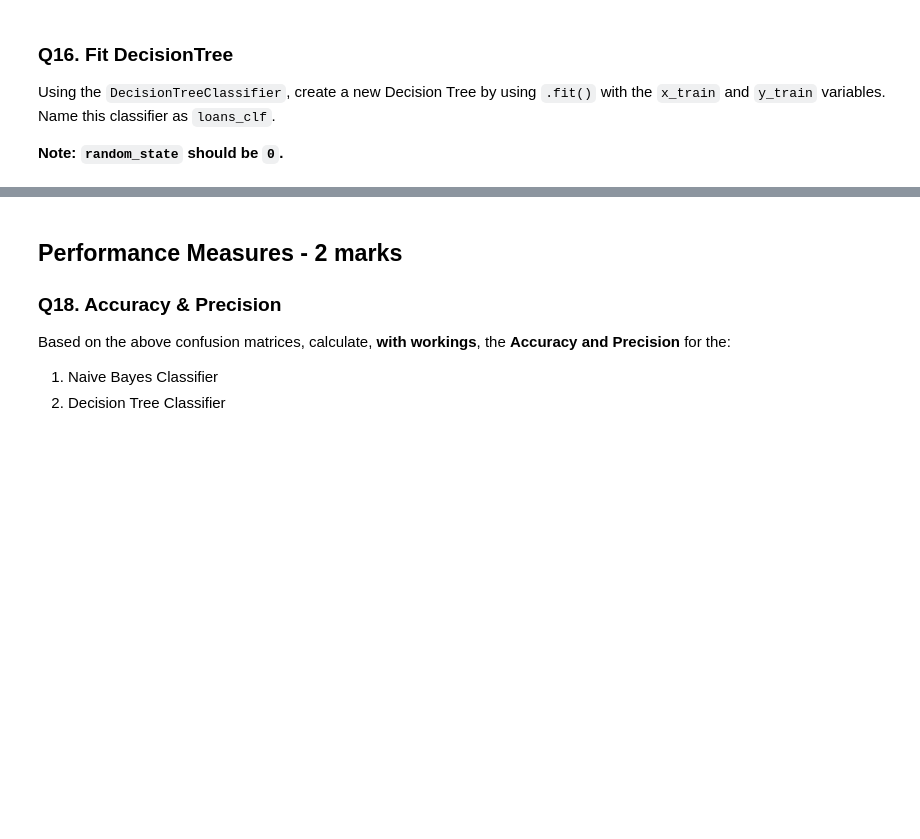
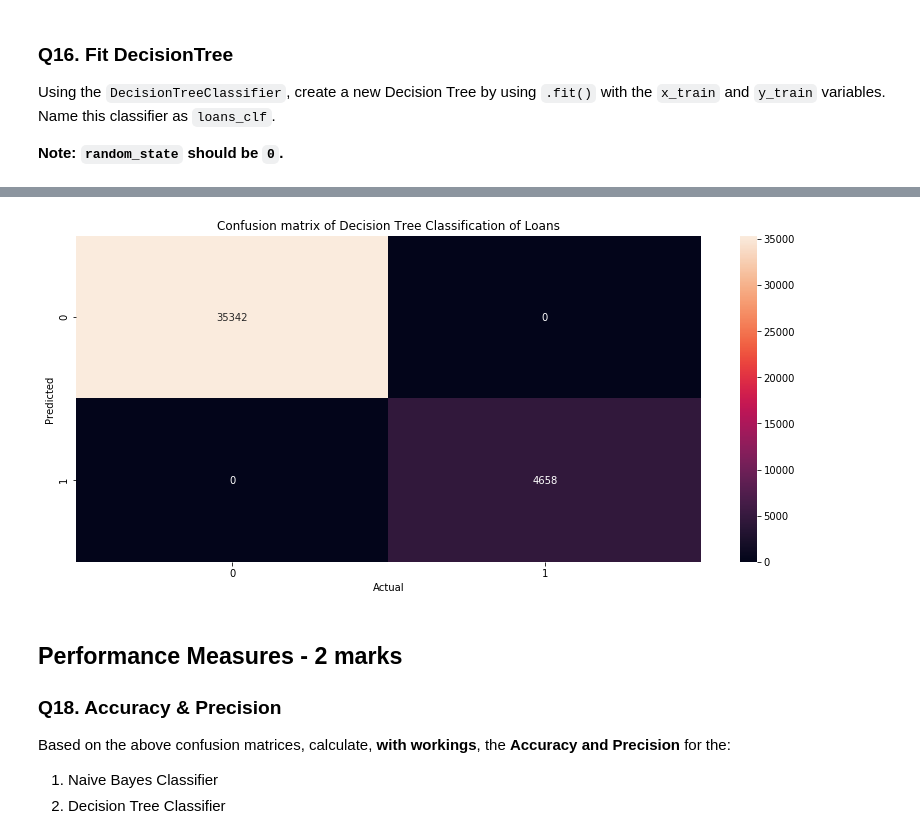
Before and after one commit to helloitsm3/DS102, a Jupyter notebook: Lesson 05/Problem Set/FirstName_LastName_Hackwagon_Academy_DS102_-_Problem_Set_3.ipynb, the cells around one changed output, grey strips where cells are left out. Drawn from its saved outputs; the diff is of its cells as text; code cells hidden in the pictures; blank space fills up the shorter version.

```diff
--- a/Lesson 05/Problem Set/FirstName_LastName_Hackwagon_Academy_DS102_-_Problem_Set_3.ipynb
+++ b/Lesson 05/Problem Set/FirstName_LastName_Hackwagon_Academy_DS102_-_Problem_Set_3.ipynb
@@ -427,3 +441,6 @@ All loans are now tagged with a particular cluster or label. Using the `.labels_
 **Expected Output:** (for k = 8)
 
 <img src="https://i.imgur.com/uKpialC.png">
+# %%
+all_loans_df['label'] = loans_kmeans.labels_
+all_loans_df[["purpose_int", "income_tax", "int_round", "target", "target_int", "label"]].head()
@@ -468,6 +512,16 @@ Similar to how you did `train_test_split` on the Decision Tree Classifier, condu
 - <b>second</b> argument should <b>only</b> be the `target_int` column
 - `random_state` is 0
 - `test_size` is 0.2
+# %%
+from sklearn.model_selection import train_test_split
+
+df_x = all_loans_df.loc[:,["target_int"]]
+df_y = all_loans_df['target_int']
+
+x_train, x_test, y_train, y_test = train_test_split(df_x,
+                                                    df_y,
+                                                    test_size=0.20,
+                                                    random_state=0)
 # %%
 ## TA/INSTRUCTOR ONLY
 ## MARKS AWARDED: /1
@@ -497,6 +551,33 @@ Plot the confusion matrix for the decision tree classifier by:
 **Expected Output:**
 
 <img src="https://i.imgur.com/JCRqzHp.png">
+# %%
+import matplotlib.pyplot as plt
+import seaborn as sns
+from sklearn.metrics import confusion_matrix
+
+full_results = loans_clf.predict(x_test)
+cm_f1 = confusion_matrix(x_test, full_results)
+
+options = {
+    "annot": True,
+    "fmt":"d"
+}
+
+fig, ax = plt.subplots(ncols=1, figsize=(14,6))
+
+
+sns.heatmap(cm_f1, ax=ax, **options)
+
+ax.set_title("Confusion matrix of Decision Tree Classification of Loans")
+ax.set_ylim(2,0)
+ax.set_xlim(0,2)
+ax.set_xlabel("Actual")
+ax.set_ylabel("Predicted")
+
+plt.show()
+# %% [output]
+[figure, added]
 # %%
 ## TA/INSTRUCTOR ONLY
 ## MARKS AWARDED: /1
```
Also changed, not shown: parts of 7 cells of this notebook.
